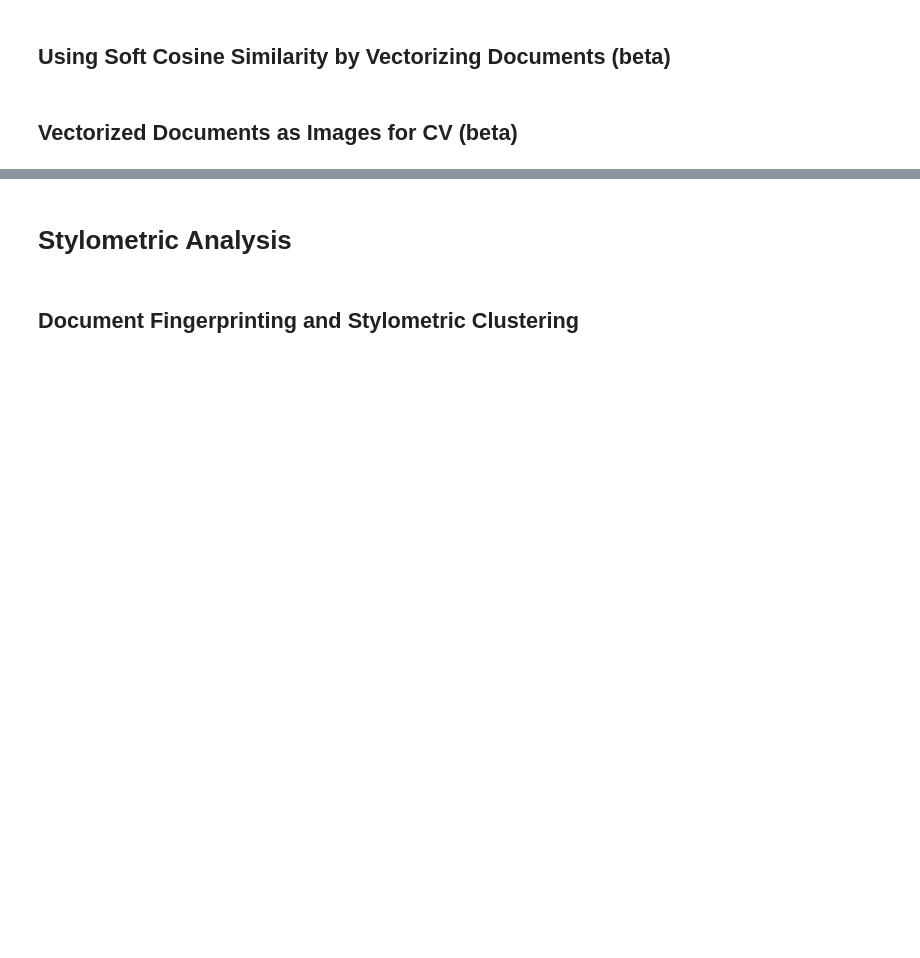
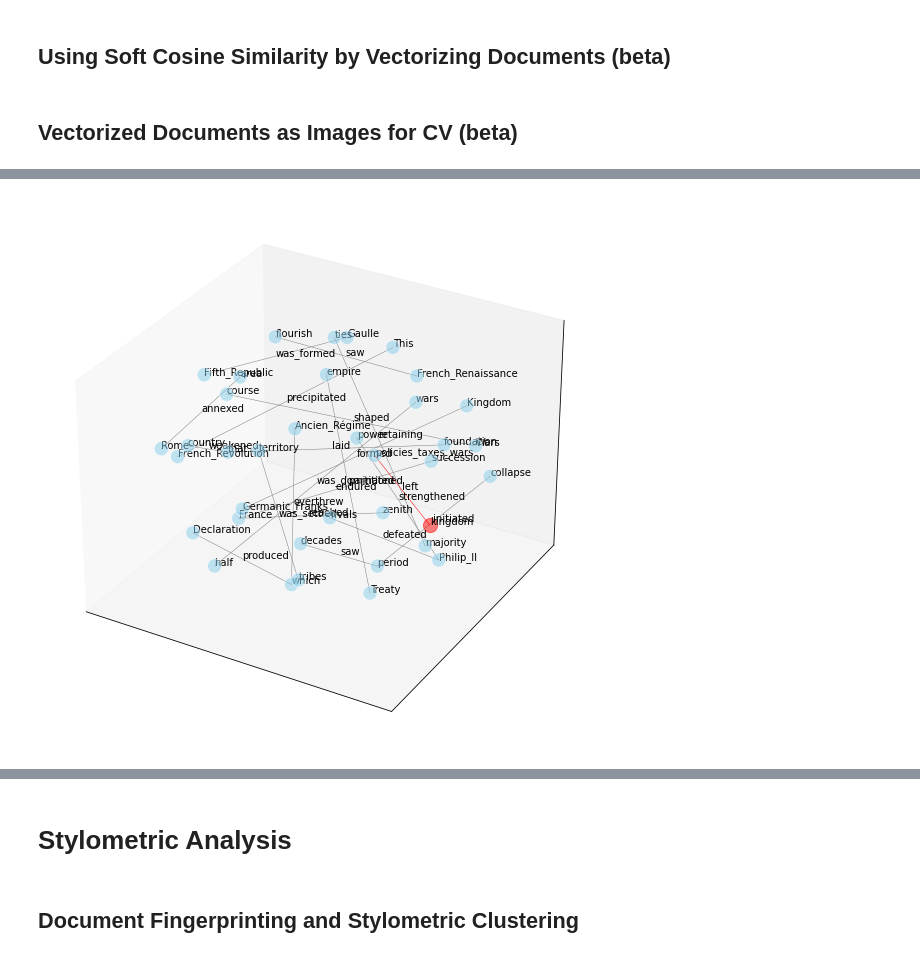
Before and after one commit to aaron68lee/NLP-Graphical-Knowledge-Mining, a Jupyter notebook: Topic_Modeling.ipynb, the cells around one changed output, grey strips where cells are left out. Saved outputs shown, nothing was run; the diff lists cells and outputs as text; code cells hidden in the pictures; blank space fills up the shorter version.

Commit message:
network graph update
added network plotting functionality
added document parse timelines
network graph analysis algos

```diff
--- a/Topic_Modeling.ipynb
+++ b/Topic_Modeling.ipynb
@@ -1649,0 +2050,40 @@ nlp = spacy.load("en_core_web_sm")
+# %%
+# 3D representations
+
+from mpl_toolkits.mplot3d import Axes3D
+
+def filter_network_3D(G, filter_):
+    f = filter_
+    fig = plt.figure(figsize=(15,10))
+    ax = fig.add_subplot(111, projection="3d")
+    pos = nx.spring_layout(G, k=2.5, dim=3)
+
+    nodes = np.array([pos[v] for v in sorted(G) if v!=f])
+    center_node = np.array([pos[v] for v in sorted(G) if v==f])
+
+    edges = np.array([(pos[u],pos[v]) for u,v in G.edges() if v!=f])
+    center_edges = np.array([(pos[u],pos[v]) for u,v in G.edges() if v==f])
+
+    ax.scatter(*nodes.T, s=200, ec="w", c="skyblue", alpha=0.5)
+    ax.scatter(*center_node.T, s=200, c="red", alpha=0.5)
+
+    for link in edges:
+        ax.plot(*link.T, color="grey", lw=0.5)
+    for link in center_edges:
+        ax.plot(*link.T, color="red", lw=0.5)
+    for v in sorted(G):
+        ax.text(*pos[v].T, s=v)
+    for u,v in G.edges():
+        attr = nx.get_edge_attributes(G, "relation")[(u,v)]
+        ax.text(*((pos[u]+pos[v])/2).T, s=attr)
+
+    ax.set(xlabel=None, ylabel=None, zlabel=None, xticklabels=[], yticklabels=[], zticklabels=[])
+    ax.grid(False)
+
+    for dim in (ax.xaxis, ax.yaxis, ax.zaxis):
+        dim.set_ticks([])
+    plt.show()
+# %%
+filter_network_3D(G, "kingdom")
+# %% [output]
+[figure, added]
```
Also changed, not shown: parts of 62 cells of this notebook.
